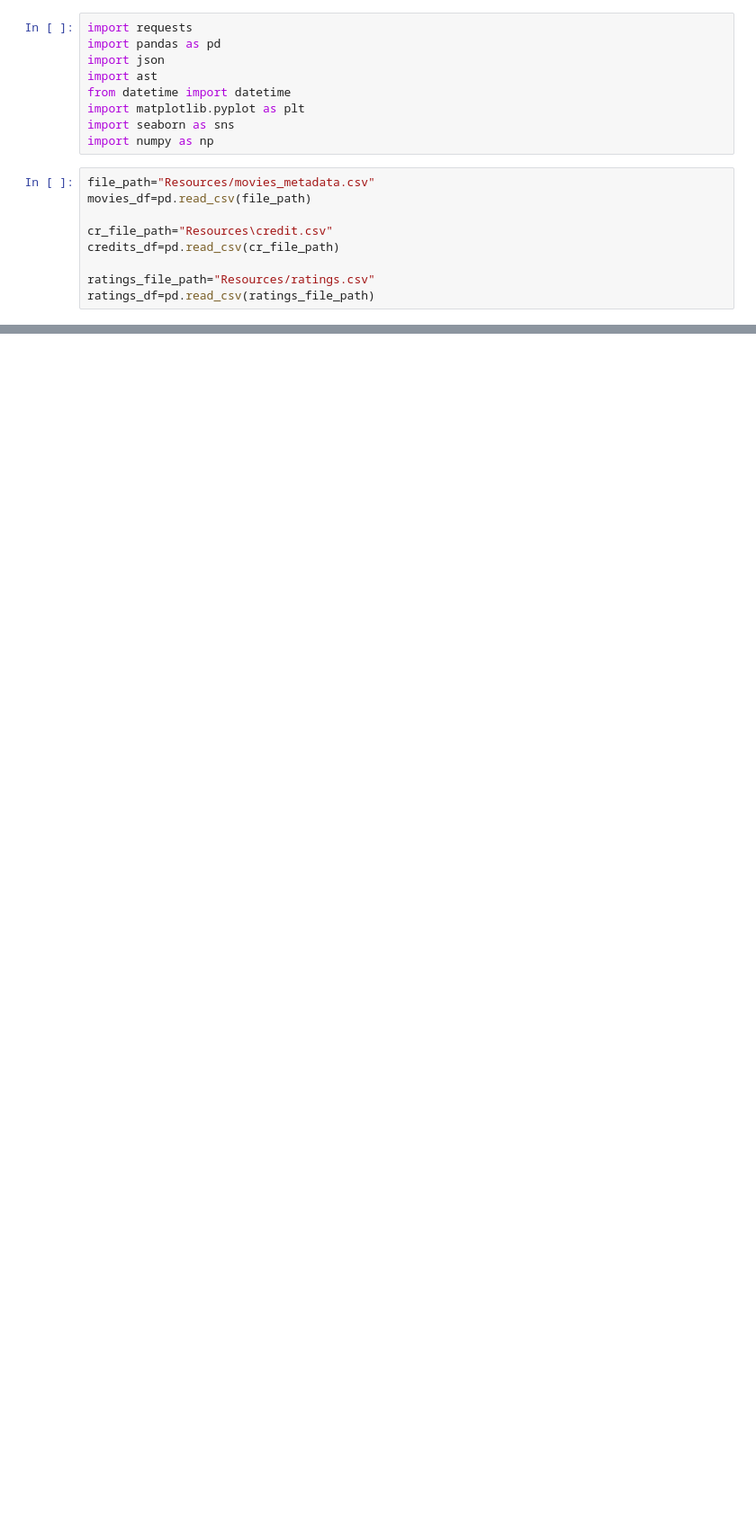
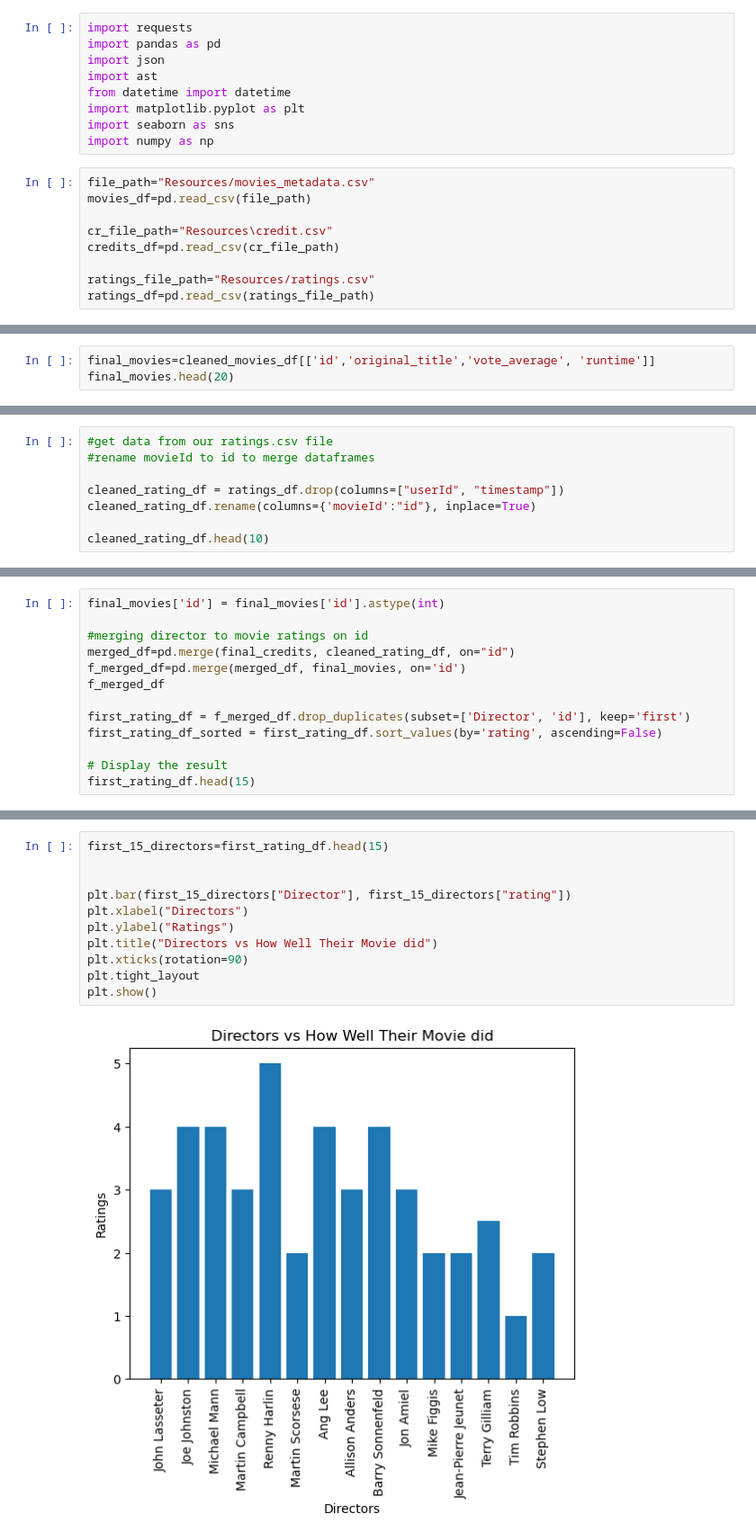
Before and after one commit to tinpham1/5iveCoders, a Jupyter notebook: Project 1/main.ipynb, the cells around one changed output, grey strips where cells are left out. Shown at 90% size. Drawn from its saved outputs; the diff is of its cells as text; blank space fills up the shorter version.

Commit message:
finalcodewithvisualization

```diff
--- a/Project 1/main.ipynb
+++ b/Project 1/main.ipynb
@@ -18,0 +100,3 @@ ratings_df=pd.read_csv(ratings_file_path)
+# %%
+final_movies=cleaned_movies_df[['id','original_title','vote_average', 'runtime']]
+final_movies.head(20)
@@ -18,0 +267,8 @@ ratings_df=pd.read_csv(ratings_file_path)
+# %%
+#get data from our ratings.csv file
+#rename movieId to id to merge dataframes
+
+cleaned_rating_df = ratings_df.drop(columns=["userId", "timestamp"])
+cleaned_rating_df.rename(columns={'movieId':"id"}, inplace=True)
+
+cleaned_rating_df.head(10)
@@ -18,0 +287,13 @@ ratings_df=pd.read_csv(ratings_file_path)
+# %%
+final_movies['id'] = final_movies['id'].astype(int)
+
+#merging director to movie ratings on id
+merged_df=pd.merge(final_credits, cleaned_rating_df, on="id")
+f_merged_df=pd.merge(merged_df, final_movies, on='id')
+f_merged_df
+
+first_rating_df = f_merged_df.drop_duplicates(subset=['Director', 'id'], keep='first')
+first_rating_df_sorted = first_rating_df.sort_values(by='rating', ascending=False)
+
+# Display the result
+first_rating_df.head(15)
@@ -18,0 +322,13 @@ ratings_df=pd.read_csv(ratings_file_path)
+# %%
+first_15_directors=first_rating_df.head(15)
+
+
+plt.bar(first_15_directors["Director"], first_15_directors["rating"])
+plt.xlabel("Directors")
+plt.ylabel("Ratings")
+plt.title("Directors vs How Well Their Movie did")
+plt.xticks(rotation=90)
+plt.tight_layout
+plt.show()
+# %% [output]
+[figure, added]
```
Also changed, not shown: parts of 14 cells of this notebook, 1 other file.
